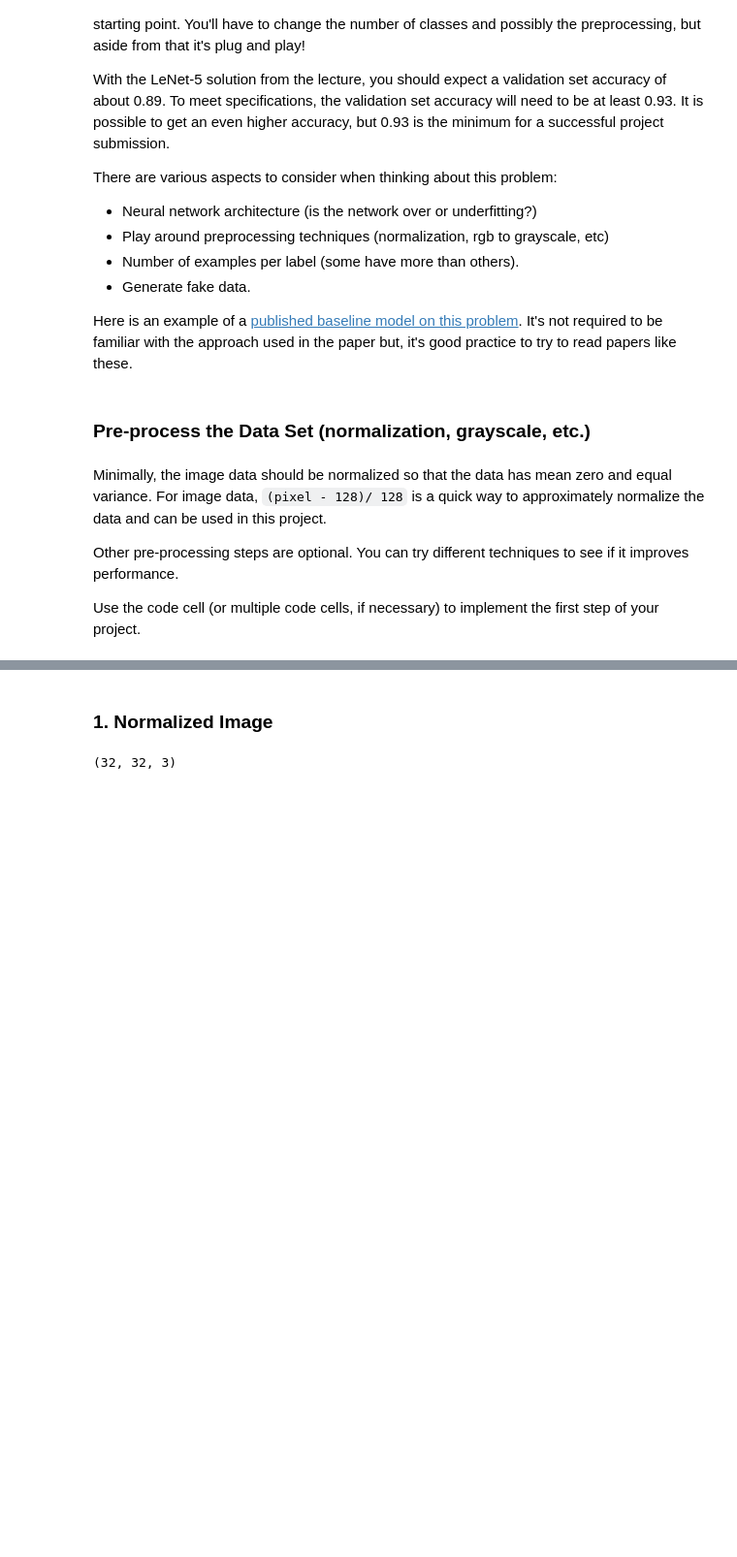
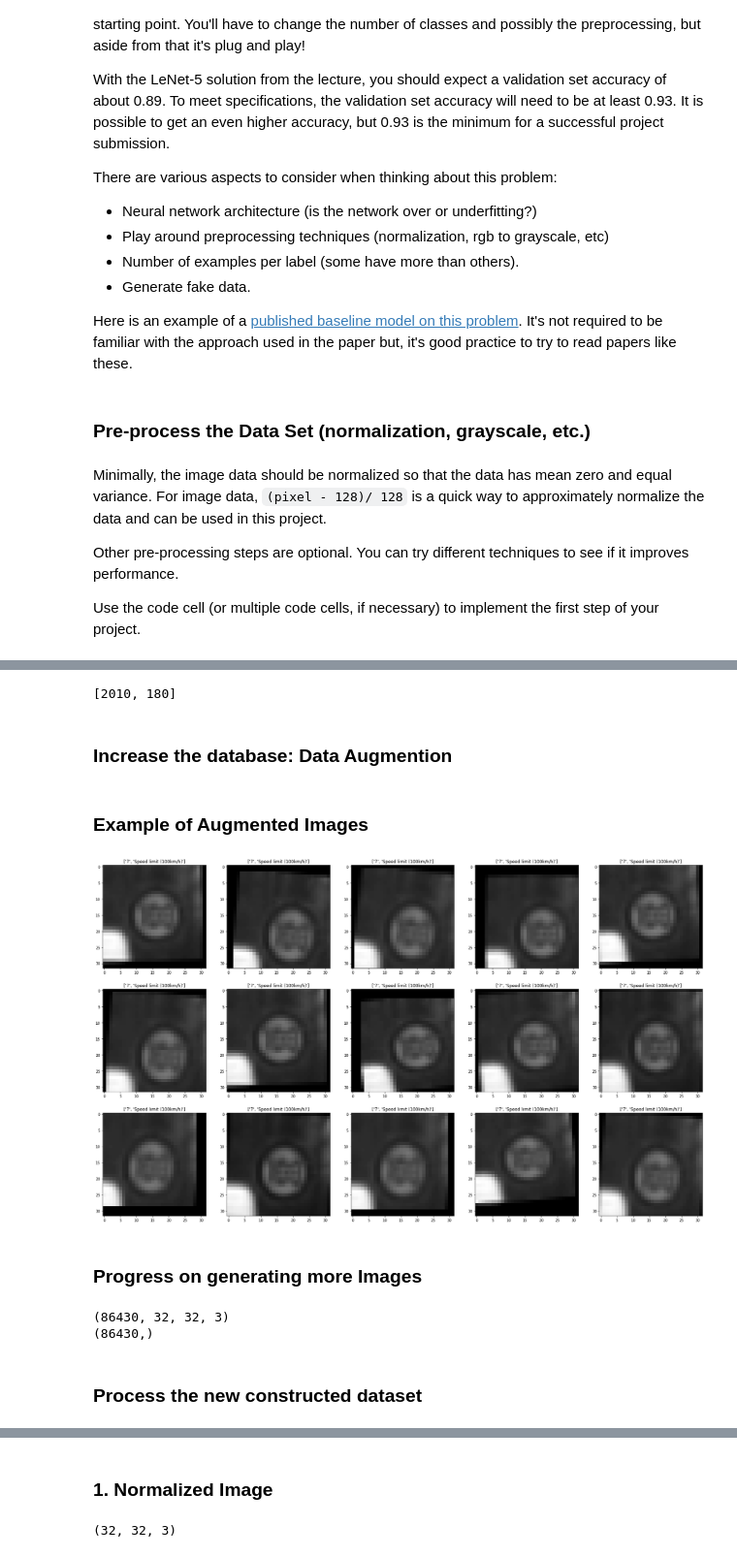
Before and after one commit to demigecko/CarND-Traffic-Sign-Classifier-Project, a Jupyter notebook: Traffic_Sign_Classifier.ipynb, the cells around one changed output, grey strips where cells are left out. Shown at 97% size. Drawn from its saved outputs; the diff is of its cells as text; code cells hidden in the pictures; blank space fills up the shorter version.

```diff
--- a/Traffic_Sign_Classifier.ipynb
+++ b/Traffic_Sign_Classifier.ipynb
@@ -236,28 +170,0 @@ for i in range(43):
-# %%
-import math
-X_train_final = np.zeros((10 * 2010, 32, 32, 3), dtype=np.uint8)
-y_train_final = np.zeros(10 * 2010, dtype=np.uint8)
-
-for i in range(10):
-    number_needed = 2010-(index[i+1]-index[i])
-    number_ready = (index[i+1]-index[i])
-    number_for_each_existing_image = math.ceil(number_needed/number_ready)
-    count = 0
-    print('-------')
-    print("Number of category  =",i)
-    print([index[i],index[i+1]])
-    print("Number of image to be augmented =", number_needed)
-    print("Number of image already existed  =", number_ready)
-    print("Number of augemented image from each existing image  =", number_for_each_existing_image)
-
-    for idx in range(index[i], index[i+1]):
-        X_train_final[i*2010+idx] = X_train[idx]
-        y_train_final[i*2010+idx] = y_train[idx]
-        image = X_train[idx]
-        for j in range(number_for_each_existing_image):
-            if count < number_needed:
-                augmented = augmented_image(image)
-                X_train_final[index[i+1]+j] = augmented
-                y_train_final[index[i+1]+j] = y_train[idx]
-                count = count + 1
-    print("Number of counts  =", count)
@@ -345,0 +213,6 @@ Use the code cell (or multiple code cells, if necessary) to implement the first
+# %%
+print([counts.max(), counts.min()])
+# %% [output]
+[2010, 180]
+# %% [markdown]
+### Increase the database: Data Augmention
@@ -345,0 +247,22 @@ Use the code cell (or multiple code cells, if necessary) to implement the first
+# %% [markdown]
+### Example of Augmented Images
+# %%
+def show_with_matplotlib(img, title, pos):
+    """Shows an image using matplotlib capabilities"""
+    ax = plt.subplot(3, 5, pos)
+    plt.imshow(img, cmap = 'gray')
+    plt.title(title)
+
+plt.figure(figsize=(30,18))
+for i in range(30,31):
+    idx = random.randint(index[i], index[i+1]-1)
+    for count in range(15):
+        image = X_train[idx].squeeze()
+        augmented = augmented_image(image)
+        gray = cv2.cvtColor(augmented ,cv2.COLOR_BGR2GRAY)
+        show_with_matplotlib(gray, list(signnames)[y_train[idx]], count+1)
+#plt.savefig('visualizations/augmented_images.png')
+# %% [output]
+[figure, added]
+# %% [markdown]
+### Progress on generating more Images
@@ -345,0 +297,8 @@ Use the code cell (or multiple code cells, if necessary) to implement the first
+# %%
+print(X_train_final.shape)
+print(y_train_final.shape)
+# %% [output]
+(86430, 32, 32, 3)
+(86430,)
+# %% [markdown]
+### Process the new constructed dataset
```
Also changed, not shown: parts of 40 cells of this notebook, 1 other file.
